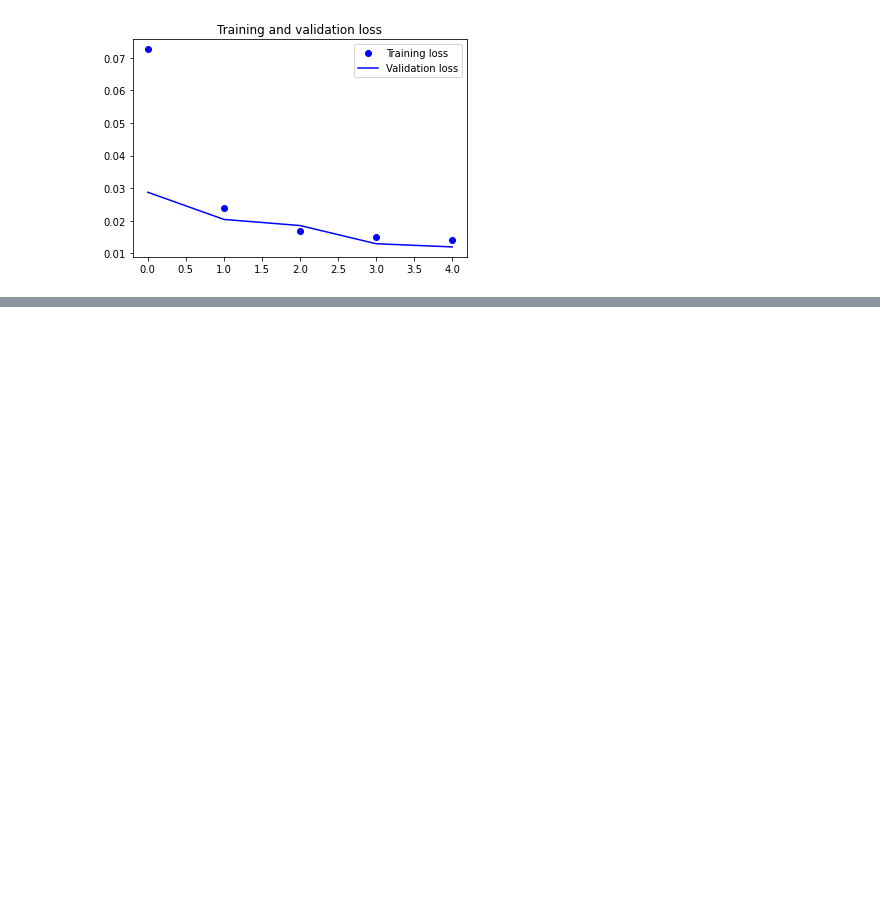
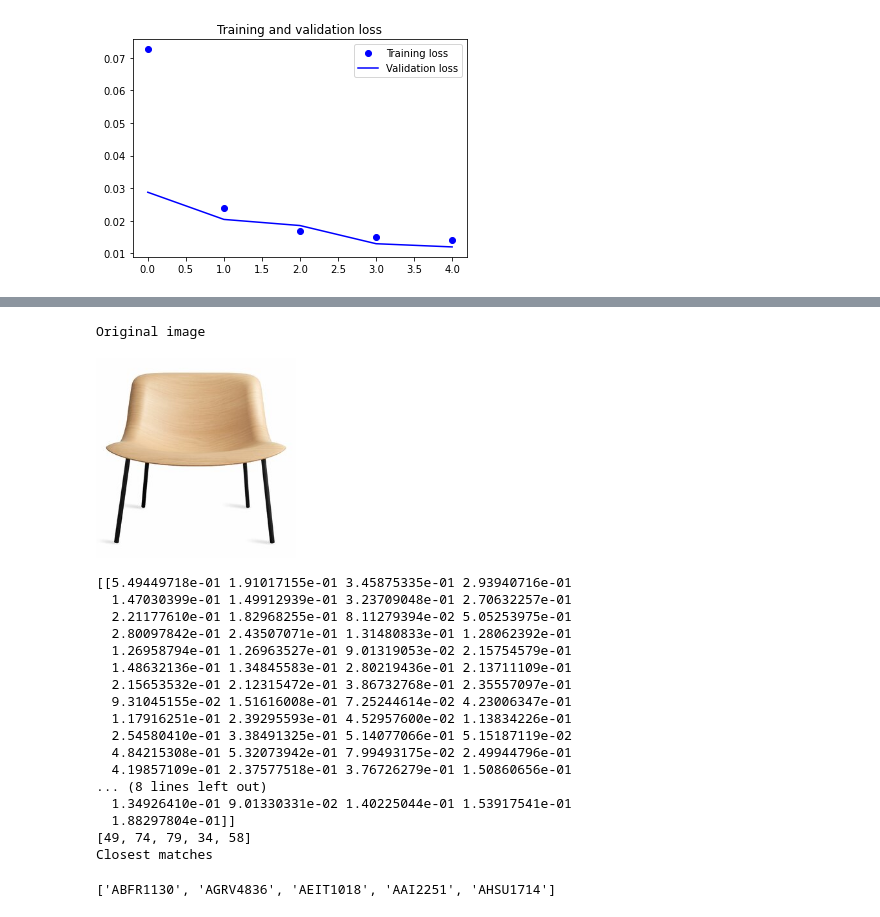
Before and after one commit to baharbiazar/image_search_engine, a Jupyter notebook: search_engine.ipynb, the cells around one changed output, grey strips where cells are left out. Saved outputs shown, nothing was run; the diff lists cells and outputs as text; code cells hidden in the pictures; blank space fills up the shorter version.

```diff
--- a/search_engine.ipynb
+++ b/search_engine.ipynb
@@ -485,0 +465,5 @@ feature_extractor.save('./autoencoder/models/feature_extractor.h5')
+# %%
+# Instantiate tensors array and list of filenames
+corpus_tensors = np.zeros((1, image_dimension, image_dimension, 3))
+corpus_tensors_list = []
+corpus_filenames = []
@@ -485,0 +485,3 @@ feature_extractor.save('./autoencoder/models/feature_extractor.h5')
+# %%
+# Predict feature values using narrow encoded layer
+corpus_features = feature_extractor.predict(corpus_tensors, verbose=1)
@@ -485,0 +511,58 @@ feature_extractor.save('./autoencoder/models/feature_extractor.h5')
+# %%
+def compare_test_image(test_image_file, metric='cosine'):
+
+    # Display original image
+    print('Original image')
+    display(Image(test_image_file, width = image_dimension, height = image_dimension))
+
+    # Predict feature values for test image
+    test_tensor = image_to_4d_tensor(test_image_file)
+    test_features = feature_extractor.predict(test_tensor)
+
+    # Use a vectorized function (spatial.distance.cdist) to calculate the distance between
+    # the test image and each of the images in the corpus.
+    # Images need to be converted to '2d' for use in distance.cdist.
+    # First dimension is number of images (1 for test, corpus size for corpus).
+    # Second dimension is width x height x number of color channels.
+    test_features_2d = np.reshape(test_features, (test_features.shape[0], test_features.shape[1] * test_features.shape[2] * test_features.shape[3]))
+    corpus_features_2d = np.reshape(corpus_features, (corpus_features.shape[0], corpus_features.shape[1] * corpus_features.shape[2] * corpus_features.shape[3]))
+
+    # Run comparison
+    distance_array = spatial.distance.cdist(test_features_2d, corpus_features_2d, metric=metric)
+    print(distance_array)
+
+
+    # If #1 best match is indistinguishable from test image, skip
+
+    print(distance_array.argsort()[0][0:5].tolist())
+
+    # Return top 5 id numbers using argsort
+    top5ids = [corpus_filenames[index][:-4] for index in distance_array.argsort()[0][0:5].tolist()]
+    top5list = []
+
+    print('Closest matches')
+
+    return(top5ids)
+# %%
+compare_test_image('/Users/bahar/Desktop/autoencoder/all/chairs/ABFR1130.png', metric='cosine')
+# %% [output]
+Original image
+[figure, added]
+[[5.49449718e-01 1.91017155e-01 3.45875335e-01 2.93940716e-01
+  1.47030399e-01 1.49912939e-01 3.23709048e-01 2.70632257e-01
+  2.21177610e-01 1.82968255e-01 8.11279394e-02 5.05253975e-01
+  2.80097842e-01 2.43507071e-01 1.31480833e-01 1.28062392e-01
+  1.26958794e-01 1.26963527e-01 9.01319053e-02 2.15754579e-01
+  1.48632136e-01 1.34845583e-01 2.80219436e-01 2.13711109e-01
+  2.15653532e-01 2.12315472e-01 3.86732768e-01 2.35557097e-01
+  9.31045155e-02 1.51616008e-01 7.25244614e-02 4.23006347e-01
+  1.17916251e-01 2.39295593e-01 4.52957600e-02 1.13834226e-01
+  2.54580410e-01 3.38491325e-01 5.14077066e-01 5.15187119e-02
+  4.84215308e-01 5.32073942e-01 7.99493175e-02 2.49944796e-01
+  4.19857109e-01 2.37577518e-01 3.76726279e-01 1.50860656e-01
+... (8 lines left out)
+  1.34926410e-01 9.01330331e-02 1.40225044e-01 1.53917541e-01
+  1.88297804e-01]]
+[49, 74, 79, 34, 58]
+Closest matches
+['ABFR1130', 'AGRV4836', 'AEIT1018', 'AAI2251', 'AHSU1714']
```
Also changed, not shown: parts of 21 cells of this notebook.
